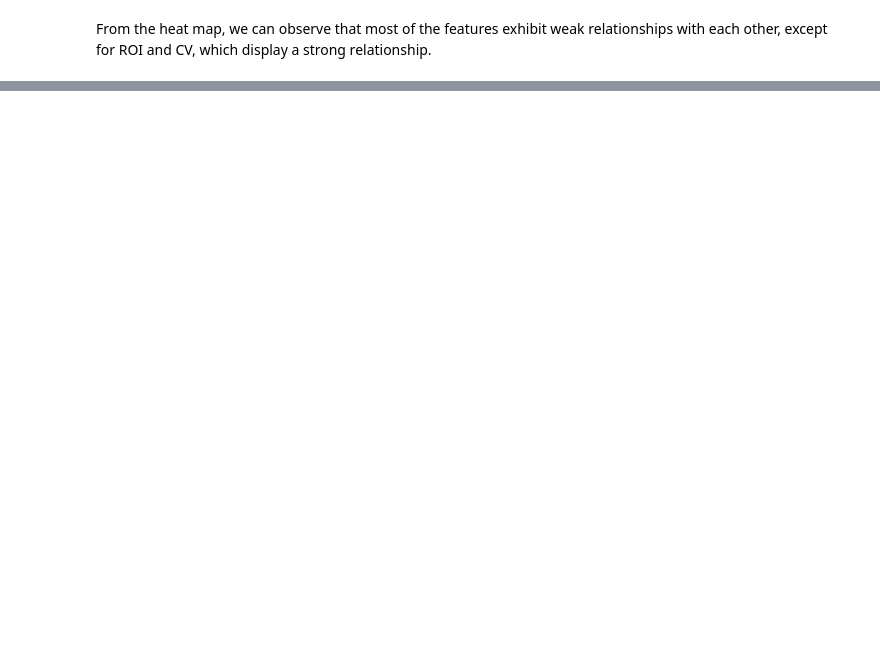
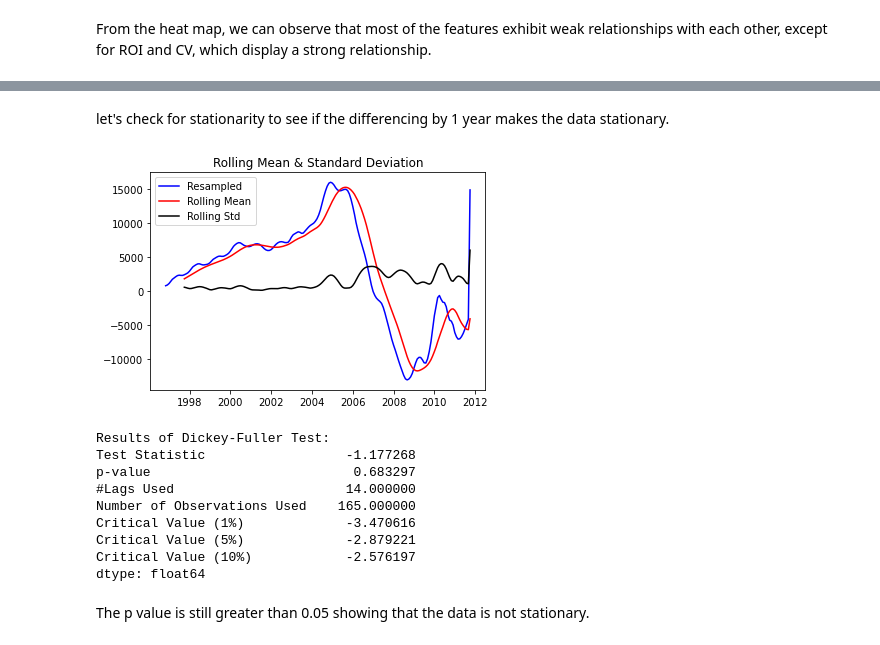
Before and after one commit to Eddie-254/Phase-4-Project, a Jupyter notebook: Main_Notebook.ipynb, the cells around one changed output, grey strips where cells are left out. Saved outputs shown, nothing was run; the diff lists cells and outputs as text; code cells hidden in the pictures; blank space fills up the shorter version.

```diff
--- a/Main_Notebook.ipynb
+++ b/Main_Notebook.ipynb
@@ -571,0 +596,5 @@ From the heat map, we can observe that most of the features exhibit weak relatio
+# %%
+ts= melted_df[['value', 'time']]
+ts['time']=pd.to_datetime(ts['time'])
+ts.set_index('time', inplace=True)
+ts
@@ -571,0 +655,34 @@ From the heat map, we can observe that most of the features exhibit weak relatio
+# %%
+train_set= train_set.resample('M').mean().fillna(method='ffill')
+
+def stationarity_check(TS):
+    """
+    Check the stationarity of a resampled time series using the Dickey-Fuller test and rolling statistics.
+    Parameters:
+    TS (pandas.Series): the time series to check for stationarity.
+    resample_freq (str): the frequency at which to resample the time series, e.g., "D" for daily, "M" for monthly.
+    Returns:
+    None: prints the Dickey-Fuller test results and the plot of the rolling mean and standard deviation.
+    """
+    # Calculate rolling statistics
+    roll_mean = TS.rolling(window=12).mean()
+    roll_std = TS.rolling(window=12).std()
+    # Perform the Dickey-Fuller test
+    dftest = adfuller(TS)
+    # Plot rolling statistics
+    plt.plot(TS, color='blue', label='Resampled')
+    plt.plot(roll_mean, color='red', label='Rolling Mean')
+    plt.plot(roll_std, color='black', label='Rolling Std')
+    plt.legend(loc='best')
+    plt.title('Rolling Mean & Standard Deviation')
+    plt.show()
+    # Print Dickey-Fuller test results
+    print('Results of Dickey-Fuller Test:')
+    dfoutput = pd.Series(dftest[0:4], index=['Test Statistic', 'p-value', '#Lags Used', 'Number of Observations Used'])
+    for key, value in dftest[4].items():
+        dfoutput['Critical Value (%s)' % key] = value
+    print(dfoutput)
+
+from statsmodels.tsa.stattools import adfuller
+
+resampled_stationarity_check(train_set)
@@ -571,0 +740,3 @@ From the heat map, we can observe that most of the features exhibit weak relatio
+# %%
+data_diff = train_set.diff(periods=12).dropna()# first order differencing (lag=1 year)
+data_diff.head(5)
@@ -571,0 +751,17 @@ From the heat map, we can observe that most of the features exhibit weak relatio
+# %% [markdown]
+let's check for stationarity to see if the differencing by 1 year makes the data stationary.
+# %%
+stationarity_check(data_diff)
+# %% [output]
+[figure, added]
+Results of Dickey-Fuller Test:
+Test Statistic                  -1.177268
+p-value                          0.683297
+#Lags Used                      14.000000
+Number of Observations Used    165.000000
+Critical Value (1%)             -3.470616
+Critical Value (5%)             -2.879221
+Critical Value (10%)            -2.576197
+dtype: float64
+# %% [markdown]
+The p value is still greater than 0.05 showing that the data is not stationary.
```
Also changed, not shown: parts of 32 cells of this notebook.
